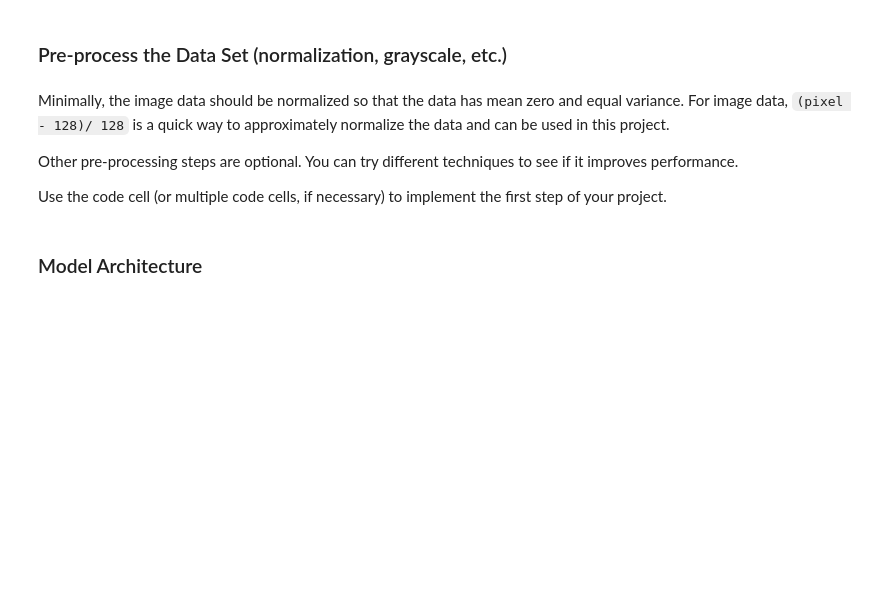
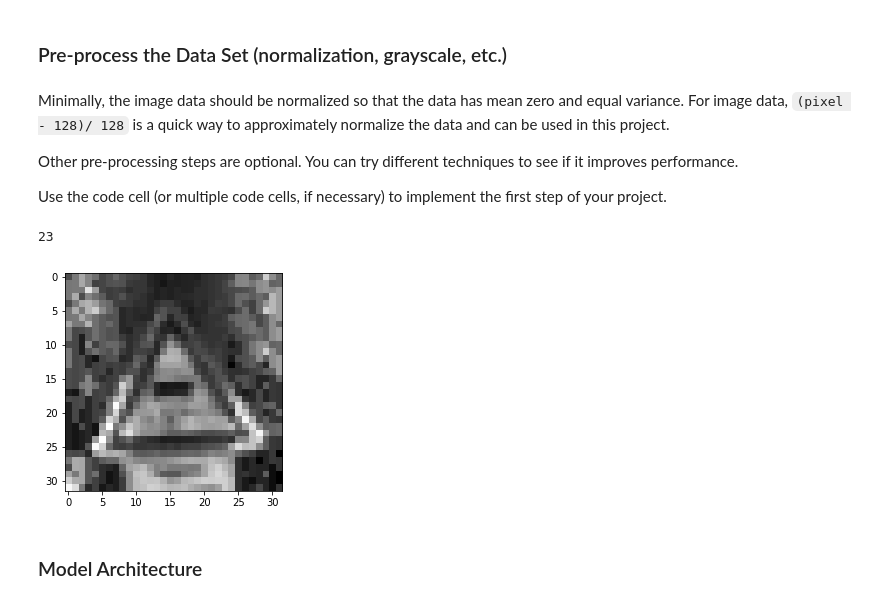
Before and after one commit to KyleARector/CarND-Traffic-Sign-Classifier-Project, a Jupyter notebook: Traffic_Sign_Classifier.ipynb, the cells around one changed output. Cells and saved outputs as stored; diff of their text form; code cells hidden in the pictures; blank space fills up the shorter version.

Commit message:
feat: Implementing preprocessing and additional sign loading
Preprocessing includes grayscale transformation and pixel value normalization around the value 0.

```diff
--- a/Traffic_Sign_Classifier.ipynb
+++ b/Traffic_Sign_Classifier.ipynb
@@ -170,35 +170,48 @@ Use the code cell (or multiple code cells, if necessary) to implement the first
 # %%
 ### Preprocess the data here. It is required to normalize the data. Other preprocessing steps could include
 ### converting to grayscale, etc.
 ### Feel free to use as many code cells as needed.
 import cv2
+from sklearn.preprocessing import scale
 from sklearn.utils import shuffle
+import numpy as np
 
+# Why?
 # Shuffle the X and Y training sets
 X_train, y_train = shuffle(X_train, y_train)
 
 # Convert image to grayscale
 # Reduces number of color channels to 1
 def grayscale(img):
     return cv2.cvtColor(img, cv2.COLOR_RGB2GRAY)
 
 # Center pixel value around 0
-def normalize_pixel_value(val):
-    return (val-128)/128
+def normalize_pixel_value(img):
+    return scale(img.astype(float))
 
+# Preprocess the given array of images
 def preprocess(X_arr):
-    for i in range(0, len(X_arr)-1):
-        X_arr[i] = grayscale(X_arr[i])
+    X_mod_arr = []
+    for i in range(0, len(X_arr)):
+        img = grayscale(X_arr[i])
+        img = normalize_pixel_value(img)
+        X_mod_arr.append(img)
+    # Return correct shape
+    return np.asarray(X_mod_arr).reshape(X_arr.shape[0],32, 32, 1)
 
-#preprocess(X_train)
+X_train = preprocess(X_train)
+X_valid = preprocess(X_valid)
 
 %matplotlib inline
 
 index = random.randint(0, len(X_train))
 image = X_train[index].squeeze()
 
-plt.imshow(image)
+plt.imshow(image, "gray")
 print(y_train[index])
+# %% [output]
+23
+[figure, added]
 # %% [markdown]
 ### Model Architecture
 # %%
```
Also changed, not shown: parts of 6 cells of this notebook, 3 other files.
